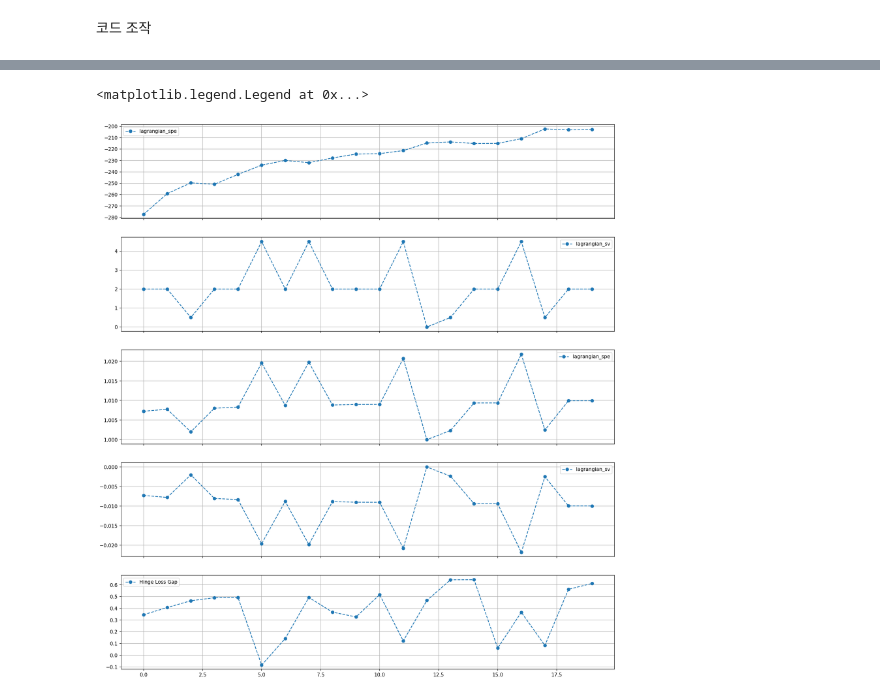
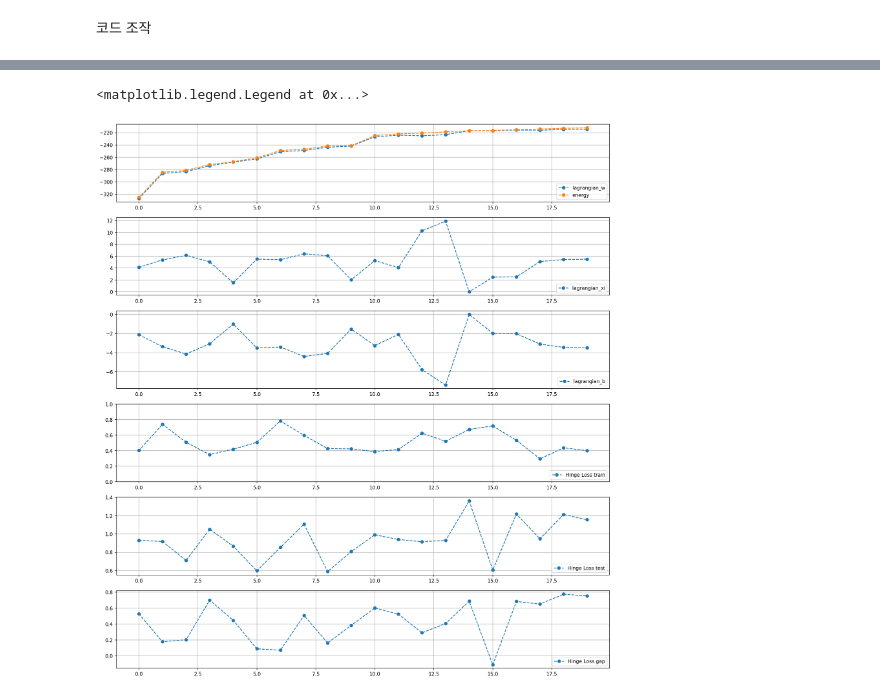
Before and after one commit to sbchae04-tech/Support-Vector-Machine, a Jupyter notebook: QUBO/Quantum_SVM_Gaussian_neal copy.ipynb, the cells around one changed output, grey strips where cells are left out. Drawn from its saved outputs; the diff is of its cells as text; code cells hidden in the pictures.

Commit message:
energy

```diff
--- a/QUBO/Quantum_SVM_Gaussian_neal copy.ipynb
+++ b/QUBO/Quantum_SVM_Gaussian_neal copy.ipynb
@@ -440,6 +452,9 @@ Loss_test_mean = []
 lagrangian_w_list =[]
 lagrangian_b_list = []
 lagrangian_xi_list = []
+
+J_w_list=[]
+J_xi_list = []
 
 E = []
 
@@ -469,9 +484,9 @@ for n_th in range(top_k):
             Test_evlauation(alpha, K_train_train)
         )
 
-    Train_Graph(alpha, energy)
+    # Train_Graph(alpha, energy)
 
-    Test_Graph(alpha, K_train_train, energy)
+    # Test_Graph(alpha, K_train_train, energy)
 
     gap_acc, gap_auroc, gap_auprc = Evaluate_Overfitting(acc_train, acc_test, auroc_train, auroc_test, auprc_train, auprc_test)
 
@@ -495,5 +510,9 @@ for n_th in range(top_k):
     Loss_train_mean.append(Loss_train)
     Loss_test_mean.append(Loss_test)
 
+    J_w, J_xi = Primal(alpha, K_train_train)
+    J_w_list.append(J_w)
+    J_xi_list.append(J_xi)
+
 print(E)
 # %% [output]
@@ -593,46 +572,58 @@ axes[2].legend()
 # %%
 fig, axes = plt.subplots(
-    5, 1,
+    6, 1,
     figsize=(18, 20),   # 전체 크기 고정
     dpi=150,
-    sharex=True
+    sharex=False
 )
 
-lagrangian_spe_plus_list = [(E[x] * lagrangian_spe_list[x]) for x in range(len(lagrangian_spe_list))]
-lagrangian_sv_plus_list = [(E[x] * lagrangian_sv_list[x]) for x in range(len(lagrangian_spe_list))]
+# lagrangian_spe_plus_list = [(E[x] * lagrangian_x_list[x]) for x in range(len(lagrangian_spe_list))]
+# lagrangian_sv_plus_list = [(E[x] * lagrangian_sv_list[x]) for x in range(len(lagrangian_spe_list))]
 # axes[0].plot(E, E, "^--", label = "energy")
 
-axes[0].plot(x, lagrangian_spe_plus_list, "o--", label = "lagrangian_spe")
+axes[0].plot(x, lagrangian_w_list, "o--", label = "lagrangian_w")
+axes[0].plot(x, E, "o--", label = "energy")
+# axes[0].plot(x, lagrangian_w_list - E)
 # axes[0].set_ylim(1, 1.1)
 # axes[0].set_yscale('log')
 axes[0].grid()
-axes[0].legend()
+axes[0].legend(loc = "lower right")
 
-axes[2].plot(x, lagrangian_spe_list, "o--", label = "lagrangian_spe")
+axes[1].plot(x, lagrangian_xi_list, "o--", label = "lagrangian_xi")
+# axes[1].set_ylim(0, 0.1)
+# axes[1].set_yscale('log')
+axes[1].grid()
+axes[1].legend(loc = "lower right")
+
+axes[2].plot(x, lagrangian_b_list, "o--", label = "lagrangian_b")
 # axes[0].set_ylim(1, 1.1)
 # axes[0].set_yscale('log')
 axes[2].grid()
-axes[2].legend()
+axes[2].legend(loc = "lower right")
 
-axes[1].plot(x, lagrangian_sv_plus_list, "o--", label = "lagrangian_sv")
+axes[3].plot(x, Loss_train_mean, 'o--', label = "Hinge Loss train")
+axes[3].set_ylim(0, 1)
+axes[3].grid()
+axes[3].legend(loc = "lower right")
+
+axes[4].plot(x, Loss_test_mean, "o--", label = "Hinge Loss test")
 # axes[1].set_ylim(0, 0.1)
 # axes[1].set_yscale('log')
-axes[1].grid()
-axes[1].legend()
+# axes[4].set_ylim(0, 1)
+axes[4].grid()
+axes[4].legend(loc = "lower right")
+
+axes[5].plot(x, Loss, "o--", label = "Hinge Loss gap")
+# axes[1].set_ylim(0, 0.1)
+# axes[1].set_yscale('log')
+# axes[5].set_ylim(0, 1)
+axes[5].grid()
+axes[5].legend(loc = "lower right")
 
 
-axes[3].plot(x, lagrangian_sv_list, "o--", label = "lagrangian_sv")
-# axes[1].set_ylim(0, 0.1)
-# axes[1].set_yscale('log')
-axes[3].grid()
-axes[3].legend()
-
-axes[4].plot(x, Loss, 'o--', label = "Hinge Loss Gap")
-axes[4].grid()
-axes[4].legend()
 
 # plt.show()
 # %% [output]
 <matplotlib.legend.Legend at 0x...>
-[figure, old version]
+[figure, new version]
 # %%
```
Also changed, not shown: parts of 7 cells of this notebook, 3 other files.
